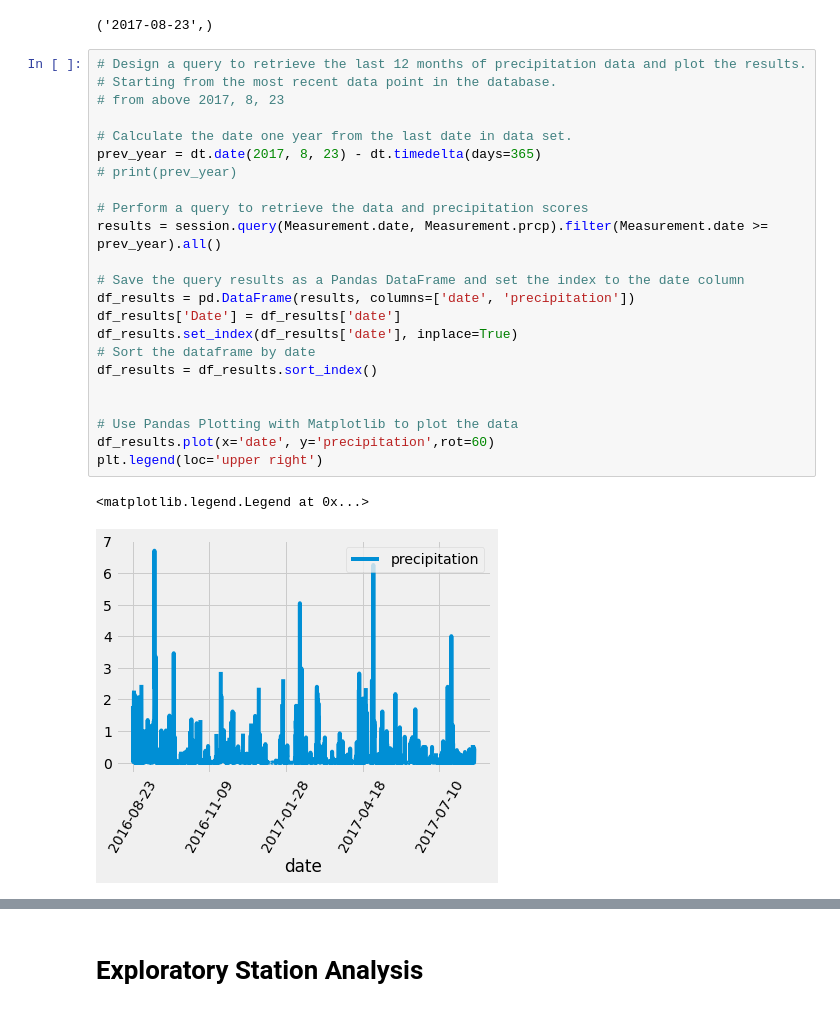
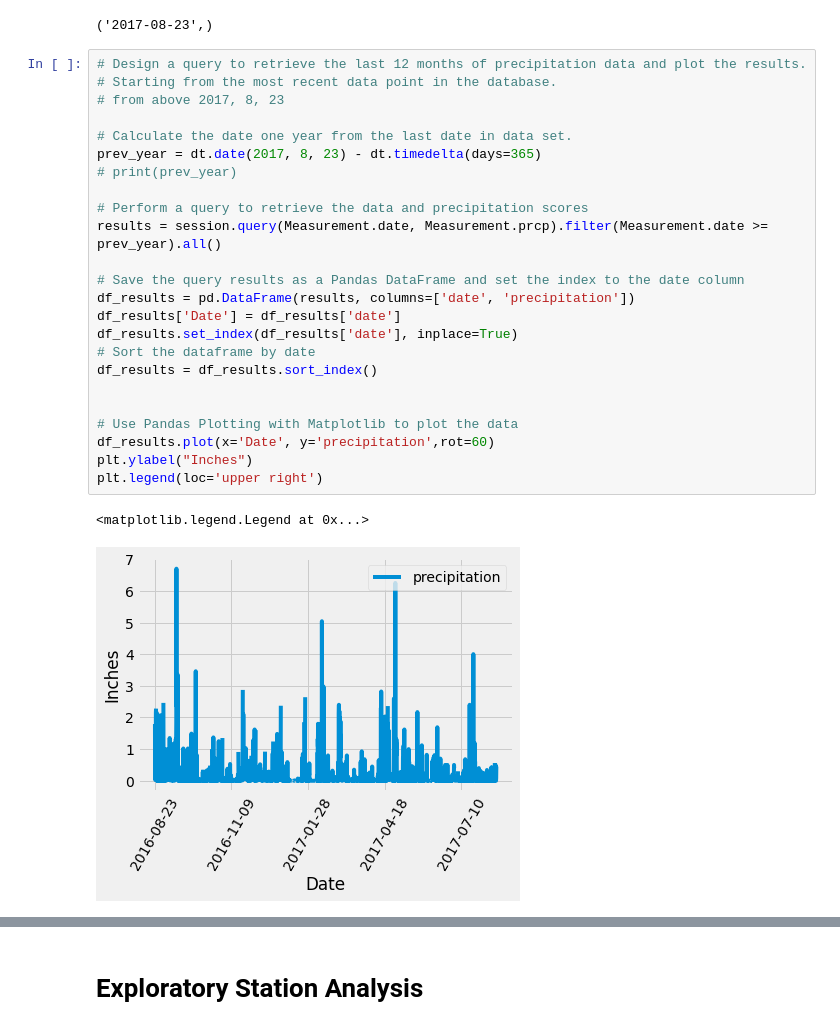
Before and after one commit to SandyGoodell/sqlalchemy-challenge, a Jupyter notebook: climate_starter.ipynb, the cells around one changed output, grey strips where cells are left out. Saved outputs shown, nothing was run; the diff lists cells and outputs as text.

```diff
--- a/climate_starter.ipynb
+++ b/climate_starter.ipynb
@@ -68,29 +68,30 @@ print(recent_date)
 # %%
 # Design a query to retrieve the last 12 months of precipitation data and plot the results.
 # Starting from the most recent data point in the database.
 # from above 2017, 8, 23
 
 # Calculate the date one year from the last date in data set.
 prev_year = dt.date(2017, 8, 23) - dt.timedelta(days=365)
 # print(prev_year)
 
 # Perform a query to retrieve the data and precipitation scores
 results = session.query(Measurement.date, Measurement.prcp).filter(Measurement.date >= prev_year).all()
 
 # Save the query results as a Pandas DataFrame and set the index to the date column
 df_results = pd.DataFrame(results, columns=['date', 'precipitation'])
 df_results['Date'] = df_results['date']
 df_results.set_index(df_results['date'], inplace=True)
 # Sort the dataframe by date
 df_results = df_results.sort_index()
 
 
 # Use Pandas Plotting with Matplotlib to plot the data
-df_results.plot(x='date', y='precipitation',rot=60)
+df_results.plot(x='Date', y='precipitation',rot=60)
+plt.ylabel("Inches")
 plt.legend(loc='upper right')
 # %% [output]
 <matplotlib.legend.Legend at 0x...>
-[figure, old version]
+[figure, new version]
 # %%
 # Use Pandas to calcualte the summary statistics for the precipitation data
 df_results.describe()
```
Also changed, not shown: parts of 1 cell of this notebook.
